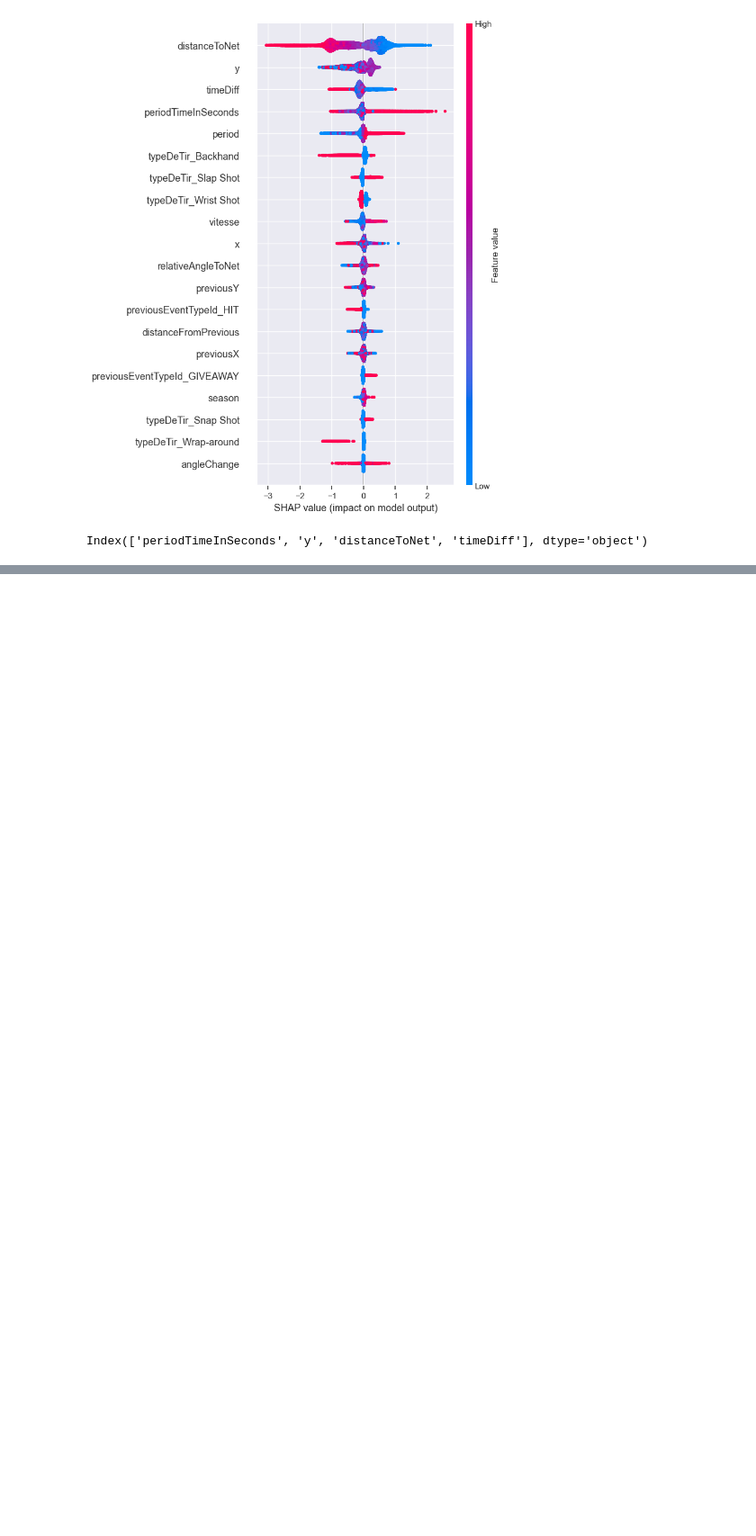
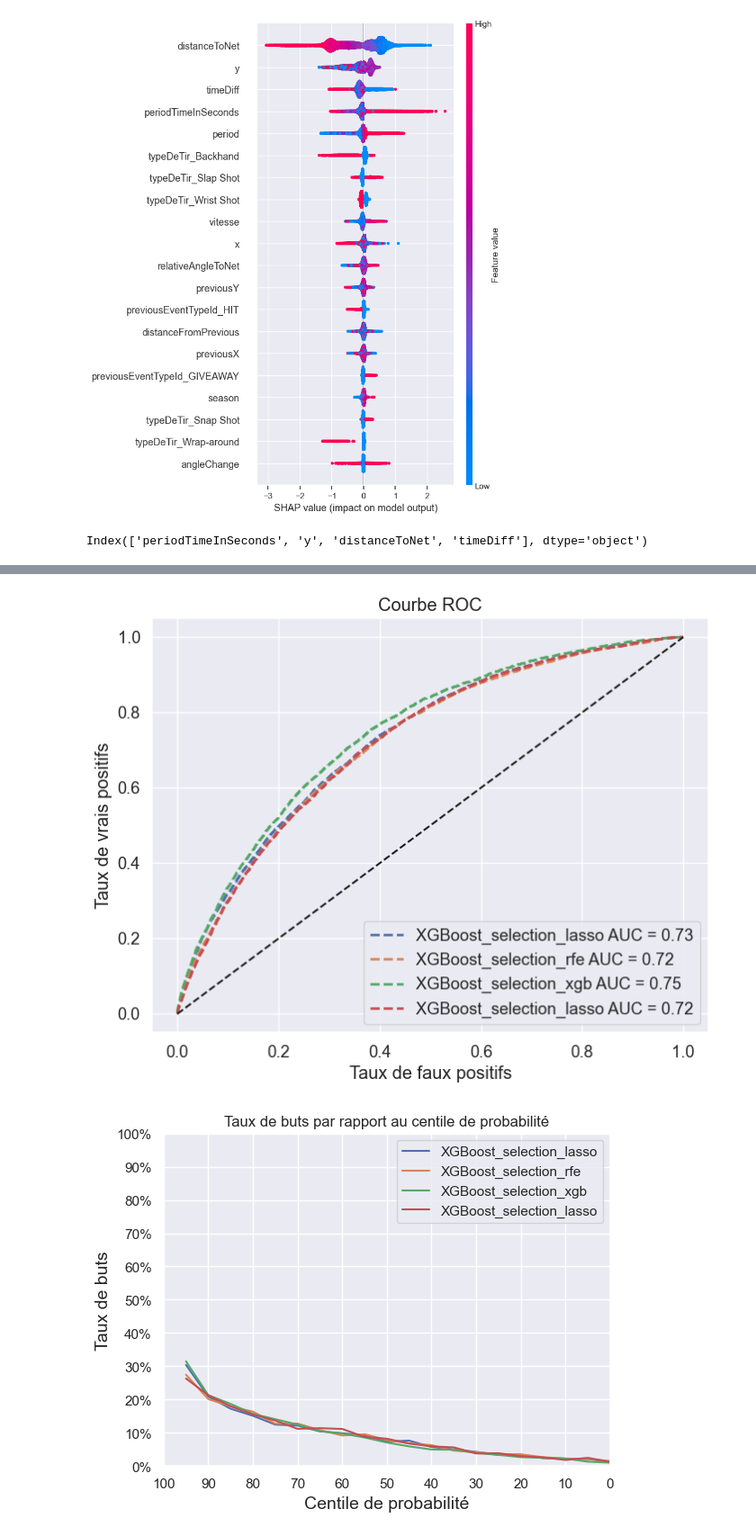
Before and after one commit to Alexia57/A02-projet, a Jupyter notebook: notebooks/Milestone2_Advanced_Models.ipynb, the cells around one changed output, grey strips where cells are left out. Shown at 90% size. Drawn from its saved outputs; the diff is of its cells as text; code cells hidden in the pictures; blank space fills up the shorter version.

Commit message:
entrainement de modeles avec selection de caractéristiques

```diff
--- a/notebooks/Milestone2_Advanced_Models.ipynb
+++ b/notebooks/Milestone2_Advanced_Models.ipynb
@@ -618,0 +697,13 @@ Index(['periodTimeInSeconds', 'y', 'distanceToNet', 'timeDiff'], dtype='object')
+# %%
+models = [model_lasso, model_rfe, model_xgb, model_shap]
+X_list = [X_valid_lasso, X_valid_rfe, X_valid_xgb, X_valid_shap]
+y_list = [y_valid_lasso, y_valid_rfe, y_valid_xgb, y_valid_shap]
+nom_models = ['XGBoost_selection_lasso', 'XGBoost_selection_rfe', 'XGBoost_selection_xgb', 'XGBoost_selection_lasso']
+
+plot_roc_auc(models, X_list, y_list, nom_models)
+plot_taux_buts_par_centile(models, X_list, y_list, nom_models)
+cumulative_goal_rate(models, X_list, y_list, nom_models)
+plot_calibration_curve(models, X_list, y_list, nom_models)
+# %% [output]
+[figure, added]
+[figure, added]
```
Also changed, not shown: parts of 3 cells of this notebook.
